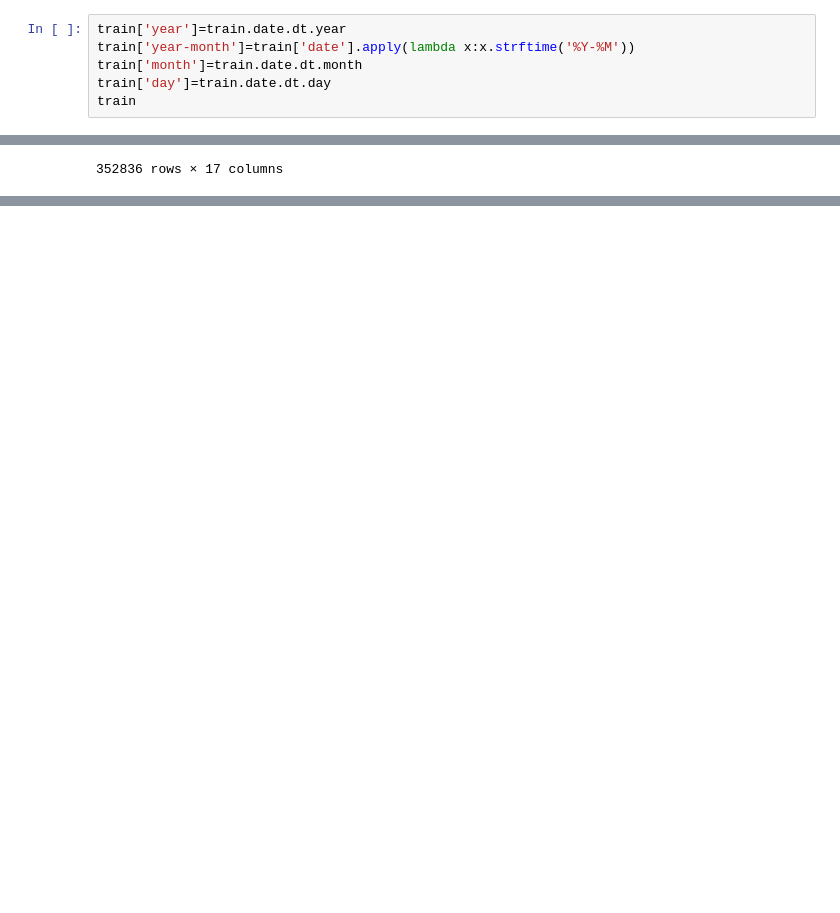
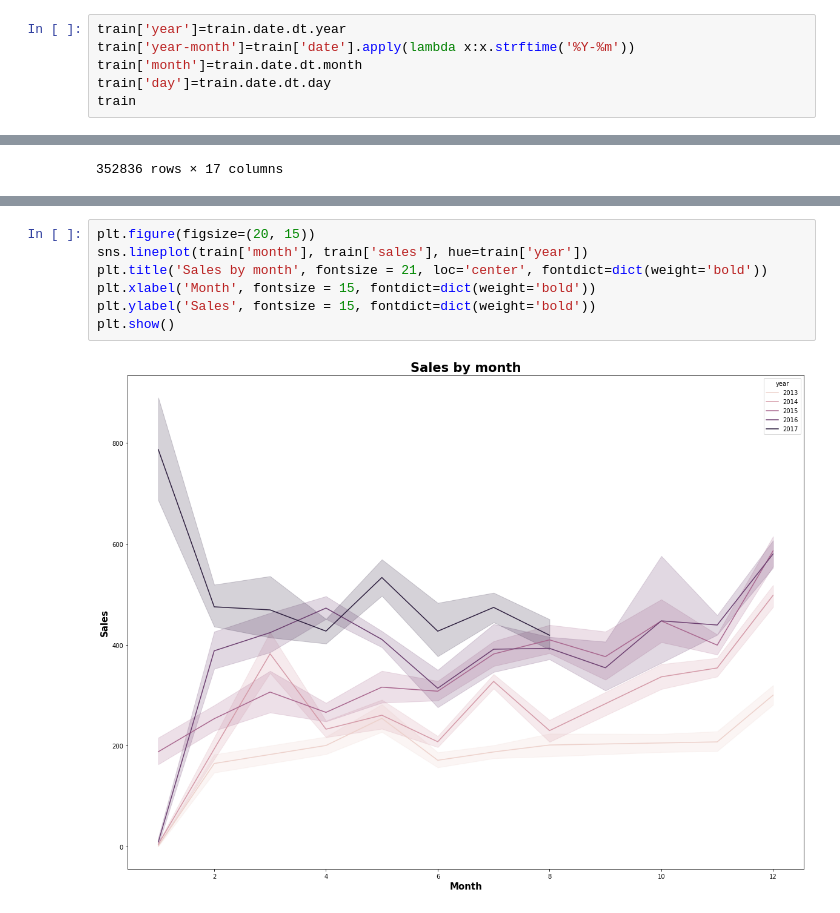
Before and after one commit to dhcryan/kaggle_challenge_, a Jupyter notebook: week2/donghun.ipynb, the cells around one changed output, grey strips where cells are left out. Saved outputs shown, nothing was run; the diff lists cells and outputs as text; blank space fills up the shorter version.

```diff
--- a/week2/donghun.ipynb
+++ b/week2/donghun.ipynb
@@ -226,7 +230,7 @@ stores에도 type이 있고 holiday에도 type이 있어 이름 바꿔줘야 함
 train.rename(columns={'type_x':'holiday_type','type_y':'store_type'},inplace=True)
 # %%
 train['year']=train.date.dt.year
-train['year-month']=train['date'].apply(lambda x:x.strftime('%Y-%M'))
+train['year-month']=train['date'].apply(lambda x:x.strftime('%Y-%m'))
 train['month']=train.date.dt.month
 train['day']=train.date.dt.day
 train
@@ -246,0 +264,9 @@ train
+# %%
+plt.figure(figsize=(20, 15))
+sns.lineplot(train['month'], train['sales'], hue=train['year'])
+plt.title('Sales by month', fontsize = 21, loc='center', fontdict=dict(weight='bold'))
+plt.xlabel('Month', fontsize = 15, fontdict=dict(weight='bold'))
+plt.ylabel('Sales', fontsize = 15, fontdict=dict(weight='bold'))
+plt.show()
+# %% [output]
+[figure, added]
```
Also changed, not shown: parts of 13 cells of this notebook.
